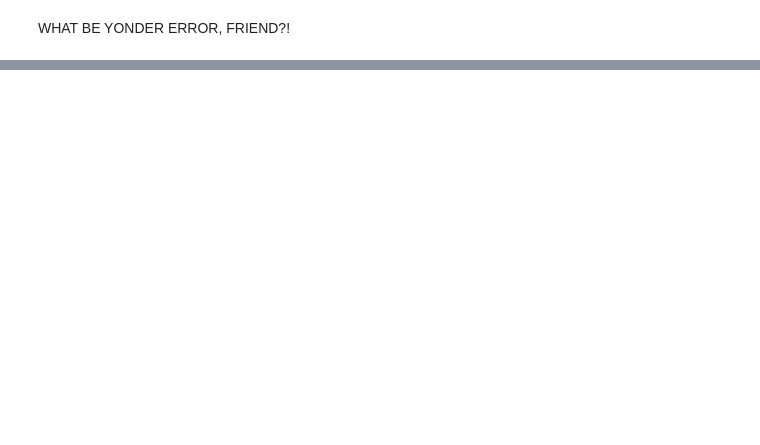
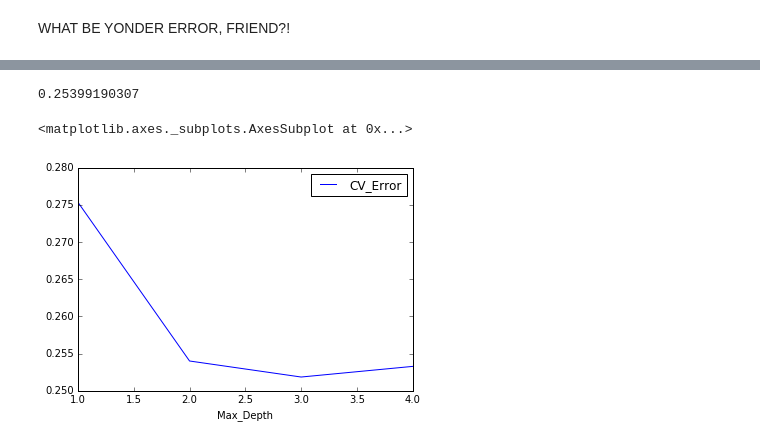
Before and after one commit to readywater/SF-DAT-20, a Jupyter notebook: Code/Lecture12-Practice-Code.ipynb, the cells around one changed output, grey strips where cells are left out. Cells and saved outputs as stored; diff of their text form; code cells hidden in the pictures; blank space fills up the shorter version.

```diff
--- a/Code/Lecture12-Practice-Code.ipynb
+++ b/Code/Lecture12-Practice-Code.ipynb
@@ -101,0 +154,25 @@ for train_index, test_index in kf:
+# %%
+boost = GradientBoostingRegressor(learning_rate = 0.01,
+                                     n_estimators = 8000,
+                                     max_depth = 2,
+                                     min_samples_leaf = 5  )
+scores = cross_val_score(boost, X, y, cv=10, scoring='mean_squared_error')
+print (np.mean(np.sqrt(-scores)))
+# %% [output]
+0.25399190307
+# %%
+depth = range(1,5)
+score = []
+for i in depth:
+                boost = GradientBoostingRegressor(learning_rate = 0.01,
+                                             n_estimators = 10000,
+                                             max_depth = i,
+                                             min_samples_leaf = 5  )
+                scores = cross_val_score(boost, X, y, cv=10, scoring='mean_squared_error')
+                score.append(np.mean(np.sqrt(-scores)))
+# %%
+Depth_Choice_df = pd.DataFrame({'CV_Error': score ,'Max_Depth': depth})
+Depth_Choice_df.plot(x ='Max_Depth',y = 'CV_Error' )
+# %% [output]
+<matplotlib.axes._subplots.AxesSubplot at 0x...>
+[figure, added]
```
Also changed, not shown: parts of 11 cells of this notebook.
